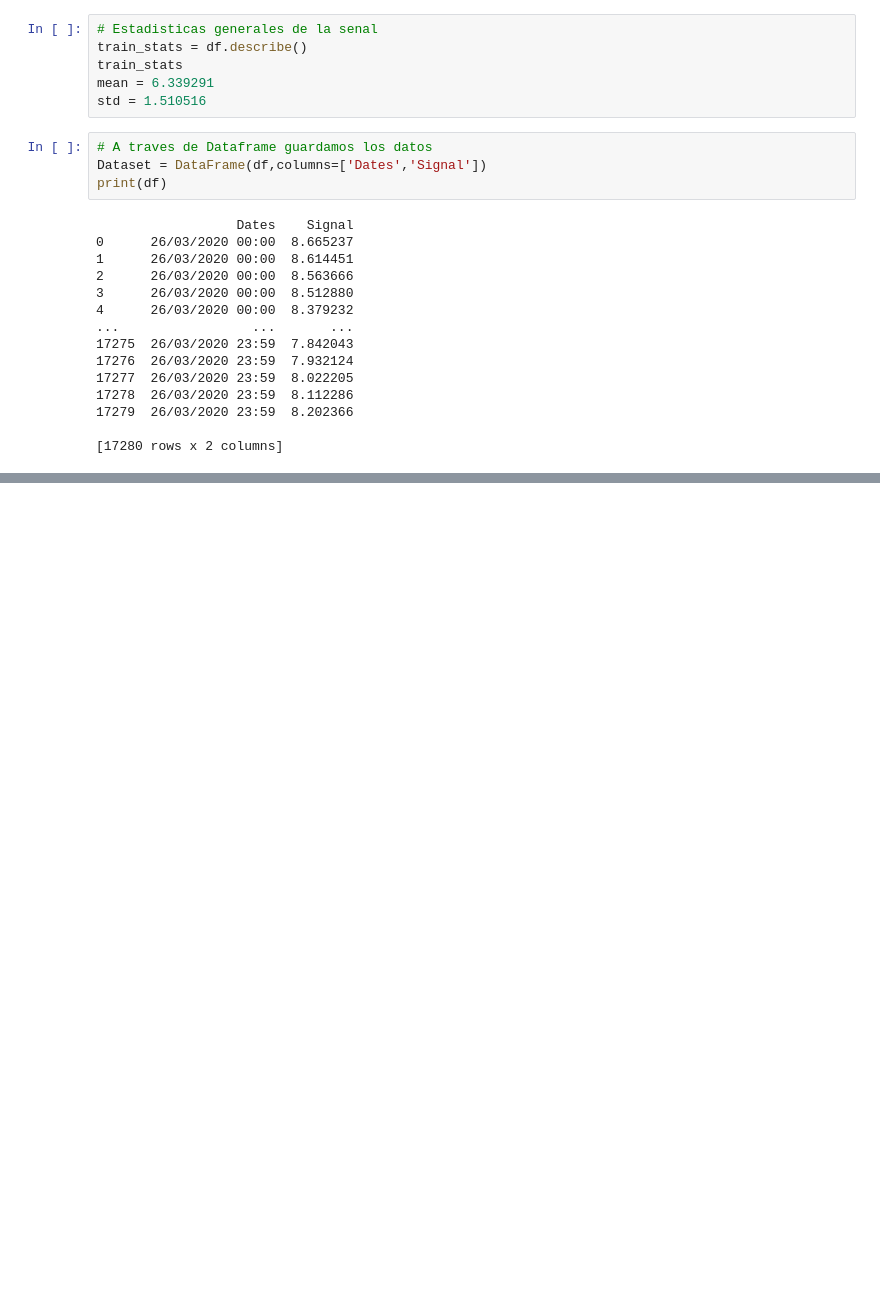
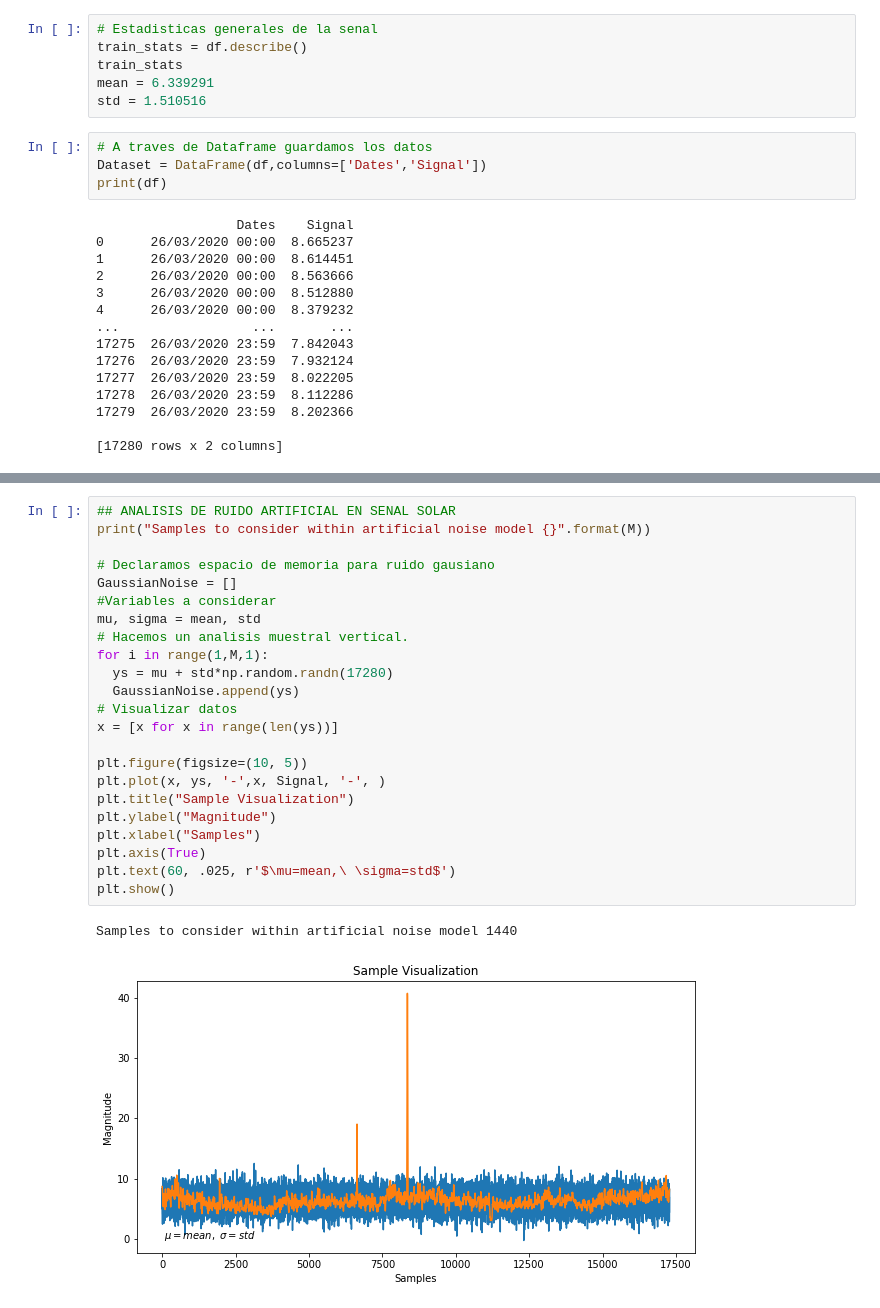
Before and after one commit to sebasmos/SolarFlares-Standford, a Jupyter notebook: SunAnalysis_TensorFlow_pynb.ipynb, the cells around one changed output, grey strips where cells are left out. Cells and saved outputs as stored; diff of their text form; blank space fills up the shorter version.

```diff
--- a/SunAnalysis_TensorFlow_pynb.ipynb
+++ b/SunAnalysis_TensorFlow_pynb.ipynb
@@ -115 +128,27 @@ plt.show()
+# %%
+## ANALISIS DE RUIDO ARTIFICIAL EN SENAL SOLAR
+print("Samples to consider within artificial noise model {}".format(M))
+
+# Declaramos espacio de memoria para ruido gausiano
+GaussianNoise = []
+#Variables a considerar
+mu, sigma = mean, std
+# Hacemos un analisis muestral vertical.
+for i in range(1,M,1):
+  ys = mu + std*np.random.randn(17280)
+  GaussianNoise.append(ys)
+# Visualizar datos
+x = [x for x in range(len(ys))]
+
+plt.figure(figsize=(10, 5))
+plt.plot(x, ys, '-',x, Signal, '-', )
+plt.title("Sample Visualization")
+plt.ylabel("Magnitude")
+plt.xlabel("Samples")
+plt.axis(True)
+plt.text(60, .025, r'$\mu=mean,\ \sigma=std$')
+plt.show()
+# %% [output]
+Samples to consider within artificial noise model 1440
+[figure, added]
 # %%
```
Also changed, not shown: parts of 4 cells of this notebook.
